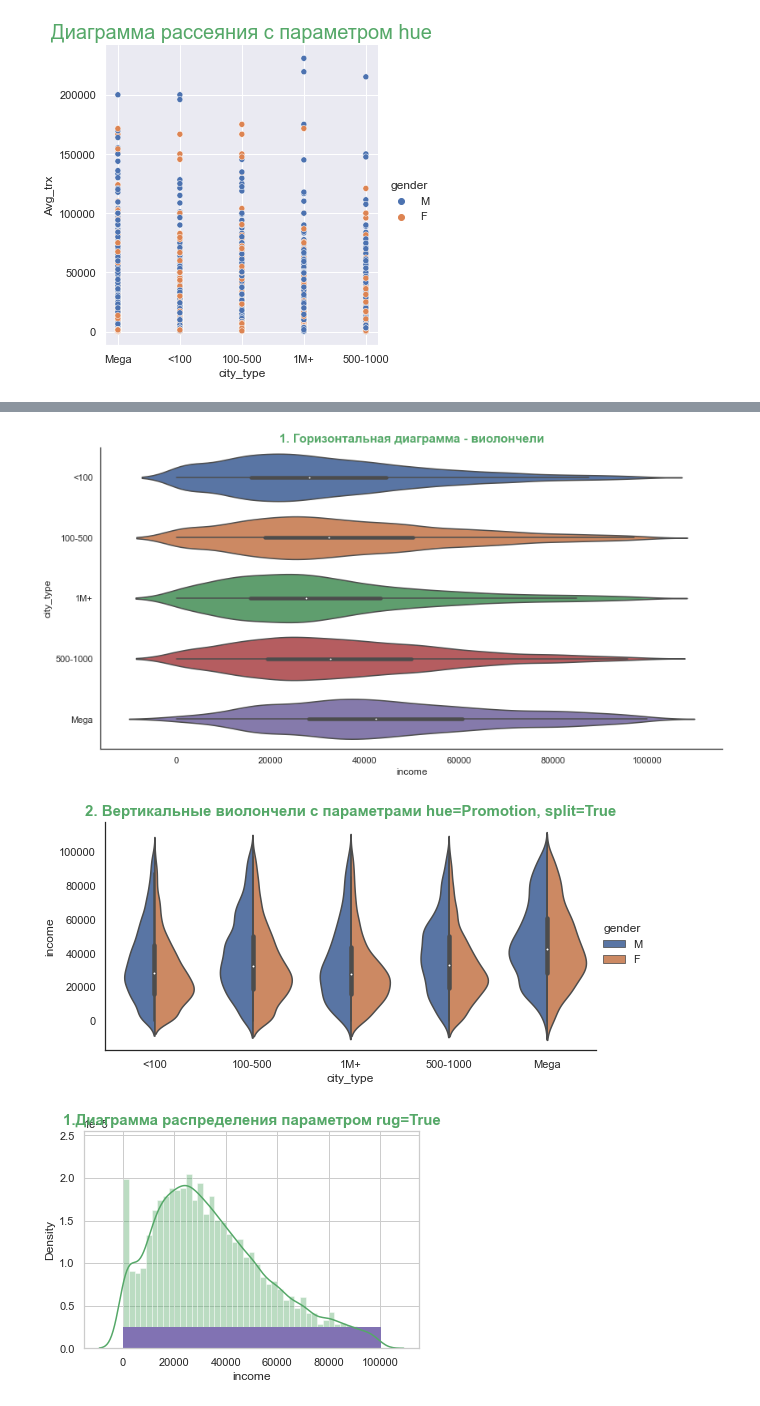
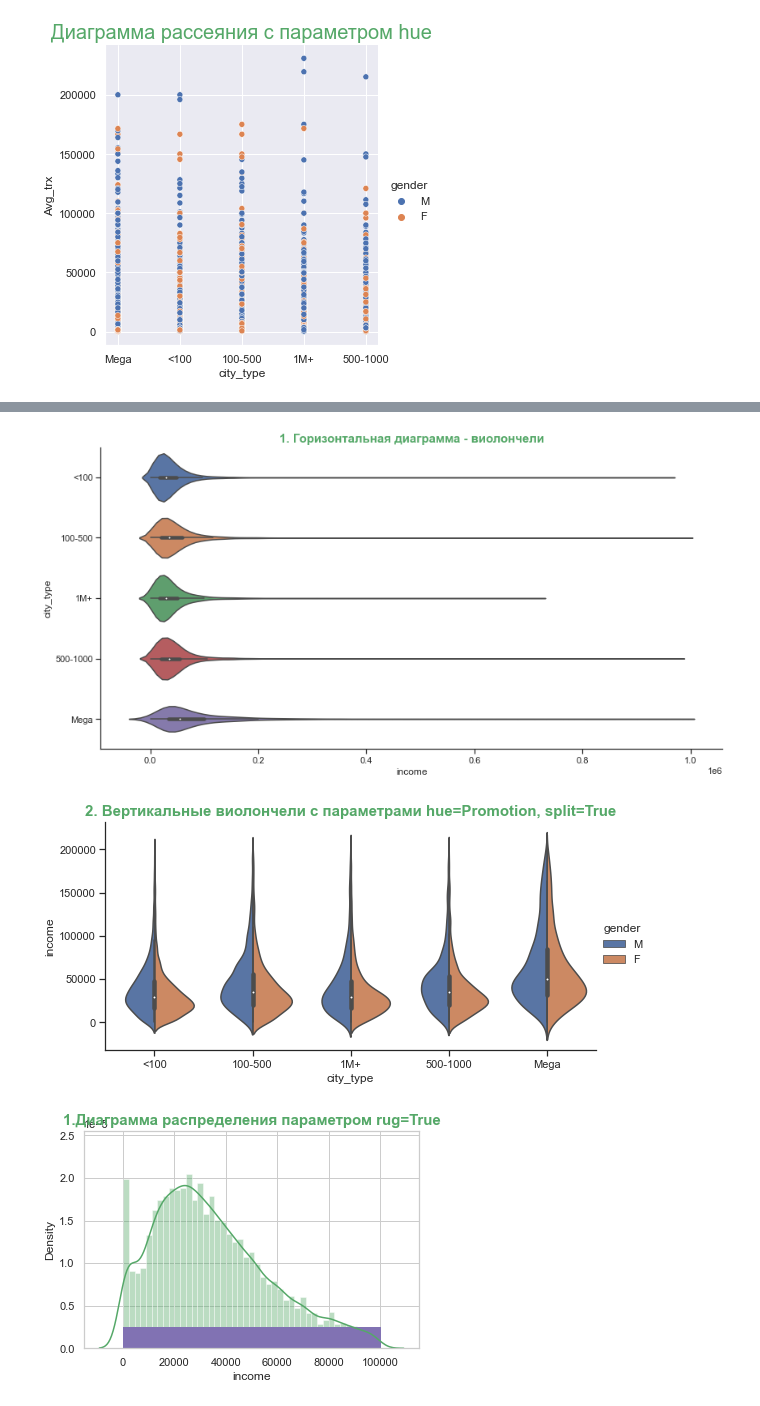
Before and after one commit to yol63/DataScience, a Jupyter notebook: 3/Cluster.ipynb, the cells around one changed output, grey strips where cells are left out. Drawn from its saved outputs; the diff is of its cells as text; code cells hidden in the pictures.

```diff
--- a/3/Cluster.ipynb
+++ b/3/Cluster.ipynb
@@ -279,19 +305,21 @@ plt.title('1. Столбиковая диаграмма: длинный форм
 # %%
 sns.catplot(
     x='income',
     y='city_type',
-    data=df.query('income<100000 & income > 0'),
+    data=df.query('income<1000000 & income > 0'),
     kind='violin',
     height=6,
     aspect=2)
 plt.title('1. Горизонтальная диаграмма - виолончели', size=15, color='g', weight='bold');
+
+# видно что в городах типа мега доход выше, при этом выбросы вверх примерно одинаковы в городах всех типов
 # %% [output]
-[figure, old version]
+[figure, new version]
 # %%
 sns.catplot(
     x='city_type',
     y='income',
-    data=df.query('income<100000 & income > 0'),
+    data=df.query('income<200000 & income > 0'),
     kind='violin',
     hue='gender',
 #    hue_order=["Yes", "No"],
@@ -300,8 +328,11 @@ sns.catplot(
     aspect=2)
 
 plt.title('2. Вертикальные виолончели с параметрами hue=Promotion, split=True', size=15, color='g', weight='bold');
+
+# видно что в городах типа мега доход выше, при этом выбросы вверх примерно одинаковы в городах всех типов
+# при этом виждно что в городах каждого типа дозод женщин чуть меньше, но в городах типа Мега разница не такая большая
 # %% [output]
-[figure, old version]
+[figure, new version]
 # %%
 sns.set(style='whitegrid', color_codes=True)
 
```
Also changed, not shown: parts of 22 cells of this notebook.
